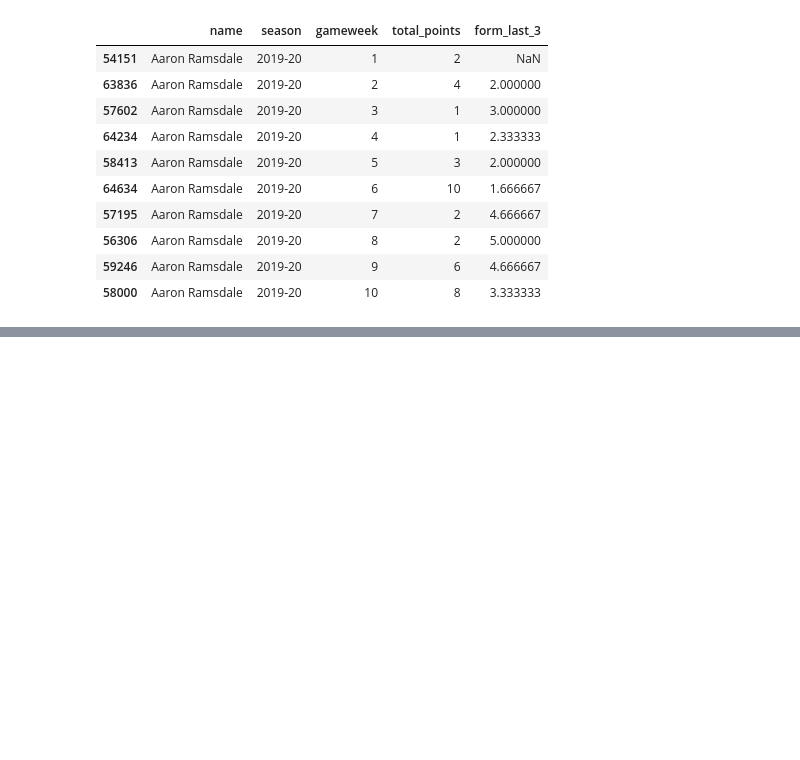
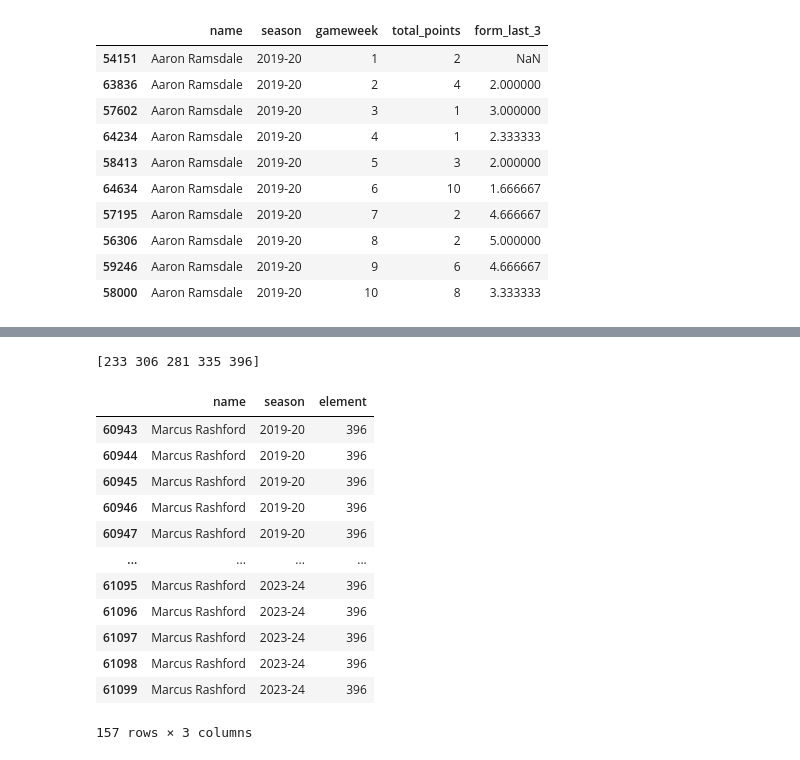
Before and after one commit to dheyay/weighted_through_ball, a Jupyter notebook: data_analysis.ipynb, the cells around one changed output, grey strips where cells are left out. Drawn from its saved outputs; the diff is of its cells as text; code cells hidden in the pictures; blank space fills up the shorter version.

```diff
--- a/data_analysis.ipynb
+++ b/data_analysis.ipynb
@@ -301,0 +309,12 @@ Name: total_points, Length: 703, dtype: float64
+# %%
+all_df = generate_difficulty_feature(all_df)
+all_df = generate_form_feature(all_df)
+
+prev_gw_data = all_df[(all_df['season'] == '2023-24') & (all_df['gameweek'] == last_gameweek)]
+# Create a dictionary with player names as keys and their minutes condition as values
+minutes_condition = prev_gw_data.set_index('name')['minutes'].apply(lambda x: 90 if x > 50 else 60).to_dict()
+# Update the minutes for players in the last_gameweek
+all_df.loc[(all_df['season'] == '2023-24') & (all_df['gameweek'] == last_gameweek+1) & (all_df['name'].isin(minutes_condition.keys())), 'minutes'] = all_df['name'].map(minutes_condition)
+
+next_gameweek_players = all_df[(all_df['season'] == '2023-24') & (all_df['gameweek'] == last_gameweek+1)]
+next_gameweek_players
@@ -301,0 +343,5 @@ Name: total_points, Length: 703, dtype: float64
+# %%
+all_df.drop(columns=['starts'], inplace=True)
+
+all_df.shape, all_df.columns
+next_gameweek_players[['name', 'minutes', 'gameweek']]
@@ -301,0 +362,30 @@ Name: total_points, Length: 703, dtype: float64
+# %%
+rashford_data = all_df[all_df['name'] == 'Marcus Rashford'][['name', 'season', 'element']]
+print(rashford_data['element'].unique())
+
+def standardize_element_ids(df):
+    latest_seasons = df.groupby('name')['season'].transform(max)
+    latest_players_df = df[df['season'] == latest_seasons]
+    name_to_latest_element = dict(zip(latest_players_df['name'], latest_players_df['element']))
+    df['element'] = df['name'].map(name_to_latest_element)
+    return df
+
+all_df = standardize_element_ids(all_df)
+
+rashford_data = all_df[all_df['name'] == 'Marcus Rashford'][['name', 'season', 'element']]
+rashford_data
+# %% [output]
+[233 306 281 335 396]
+|  | name | season | element |
+| 60943 | Marcus Rashford | 2019-20 | 396 |
+| 60944 | Marcus Rashford | 2019-20 | 396 |
+| 60945 | Marcus Rashford | 2019-20 | 396 |
+| 60946 | Marcus Rashford | 2019-20 | 396 |
+| 60947 | Marcus Rashford | 2019-20 | 396 |
+| ... | ... | ... | ... |
+| 61095 | Marcus Rashford | 2023-24 | 396 |
+| 61096 | Marcus Rashford | 2023-24 | 396 |
+| 61097 | Marcus Rashford | 2023-24 | 396 |
+| 61098 | Marcus Rashford | 2023-24 | 396 |
+| 61099 | Marcus Rashford | 2023-24 | 396 |
+157 rows × 3 columns
```
Also changed, not shown: parts of 14 cells of this notebook, 4 other files.
